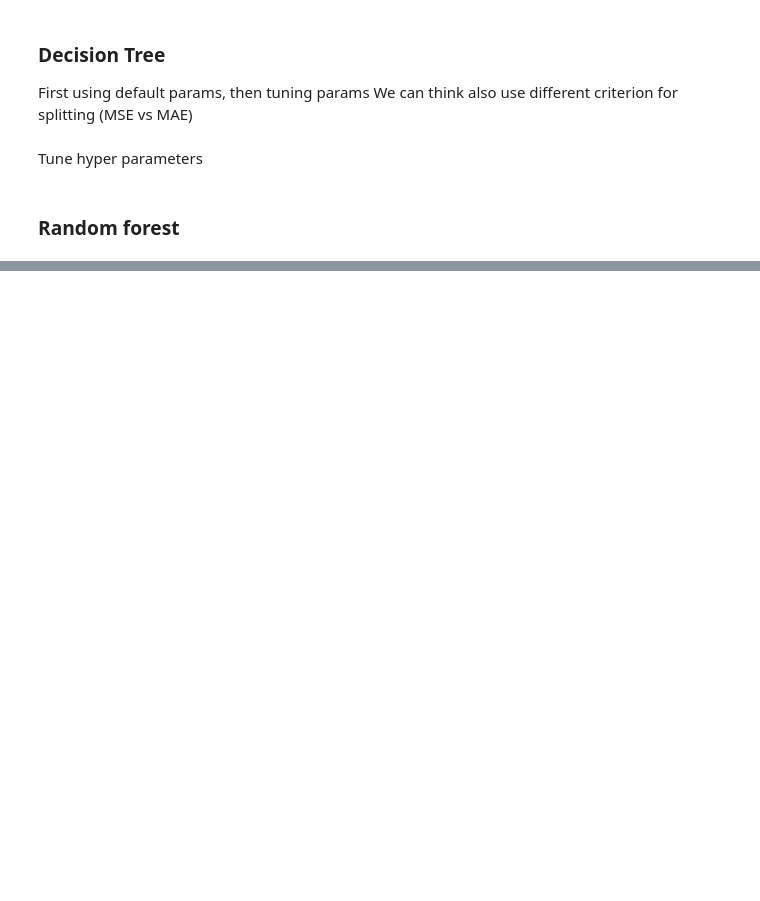
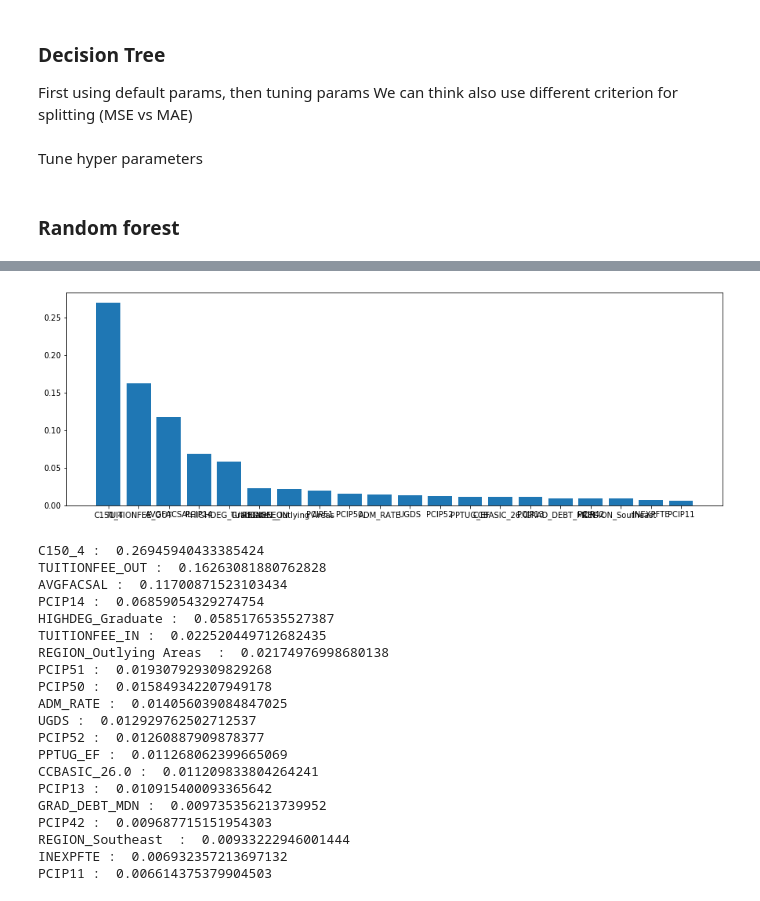
Before and after one commit to aidanclaffey/dsga-1001-college-scorecard, a Jupyter notebook: Model_evaluation.ipynb, the cells around one changed output, grey strips where cells are left out. Saved outputs shown, nothing was run; the diff lists cells and outputs as text; code cells hidden in the pictures; blank space fills up the shorter version.

Commit message:
add modelling

```diff
--- a/Model_evaluation.ipynb
+++ b/Model_evaluation.ipynb
@@ -31,3 +44,12 @@ Also, we can think about using PCA (if only for visualization purposes)
+# %%
+from sklearn.model_selection import train_test_split
+train_val_index = list()
+train_val_dataset = list()
+for i in range(len(train_test_index)):
+    X_i = X.iloc[train_test_index[i]['train']]
+    y_i = y.iloc[train_test_index[i]['train']]
+    train_val_dataset.append(train_test_split(X_i,y_i,test_size = .2, random_state = seed))
+    train_val_index.append((train_val_dataset[i][0].index,train_val_dataset[i][1].index))
 # %% [markdown]
 ### Linear Regression
 First try: no feature scaling
@@ -51,0 +78,20 @@ print('R^2 of test set: ' + lin_reg_scaled.score(X_test_s, y_test_s))
+# %%
+from sklearn.preprocessing import StandardScaler
+scaler = StandardScaler()
+data_scaled = scaler.fit_transform(data)
+X_scaled = data_scaled[:,:-1]
+y_scaled = data_scaled[:,-1]
+
+
+accuracy_array = {'train': list(), 'val': list()}
+for i in range(0,6):
+    X_train = X_scaled[train_test_index[i]['train']]
+    y_train = y_scaled[train_test_index[i]['train']]
+    X_val = X_scaled[train_test_index[i]['test']]
+    y_val = y_scaled[train_test_index[i]['test']]
+    lin_reg = LinearRegression()
+    lin_reg.fit(X_train, y_train)
+    accuracy_array['train'].append(lin_reg.score(X_train, y_train))
+    accuracy_array['val'].append(lin_reg.score(X_val, y_val))
+print('R^2 of training set: ',np.mean(accuracy_array['train']))
+print('R^2 of validation set: ',np.mean(accuracy_array['val']))
@@ -162,3 +230,35 @@ print('Test accuracy: ' + rand_forest.score(X_test, y_test))
+# %%
+x = np.arange(20)
+sorted_inds = np.argsort(-(feature_importances))[:20]
+sorted_colnames = X.columns[sorted_inds]
+fig = plt.figure(figsize = (15,5))
+plt.bar(x,feature_importances[sorted_inds], width = 0.8)
+plt.xticks(x,(sorted_colnames))
+plt.show()
+for i in range(0,20):
+    print(sorted_colnames[i],': ', feature_importances[sorted_inds[i]])
+# %% [output]
+[figure, added]
+C150_4 :  0.26945940433385424
+TUITIONFEE_OUT :  0.16263081880762828
+AVGFACSAL :  0.11700871523103434
+PCIP14 :  0.06859054329274754
+HIGHDEG_Graduate :  0.0585176535527387
+TUITIONFEE_IN :  0.022520449712682435
+REGION_Outlying Areas  :  0.02174976998680138
+PCIP51 :  0.019307929309829268
+PCIP50 :  0.015849342207949178
+ADM_RATE :  0.014056039084847025
+UGDS :  0.012929762502712537
+PCIP52 :  0.01260887909878377
+PPTUG_EF :  0.011268062399665069
+CCBASIC_26.0 :  0.011209833804264241
+PCIP13 :  0.010915400093365642
+GRAD_DEBT_MDN :  0.009735356213739952
+PCIP42 :  0.009687715151954303
+REGION_Southeast  :  0.00933222946001444
+INEXPFTE :  0.006932357213697132
+PCIP11 :  0.006614375379904503
 # %%
 #change some parameters and look for improvement (use better of mae and mse)
 
```
Also changed, not shown: parts of 15 cells of this notebook, 6 other files.
